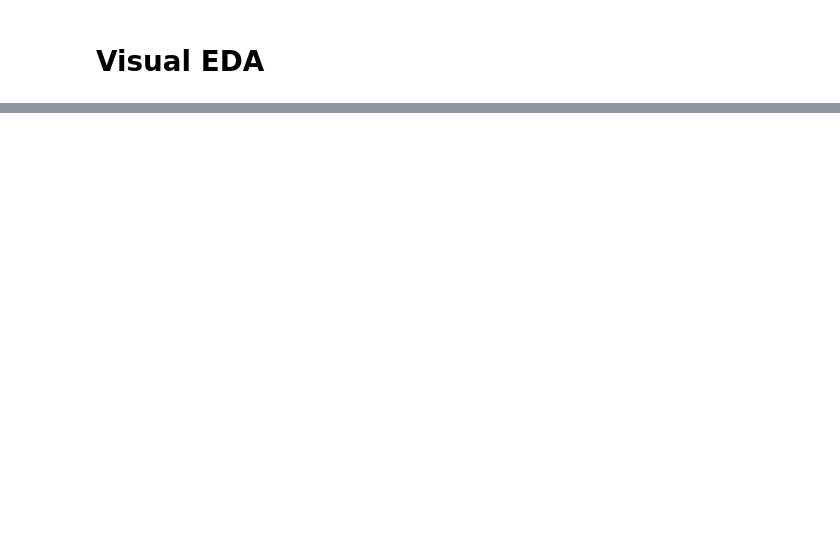
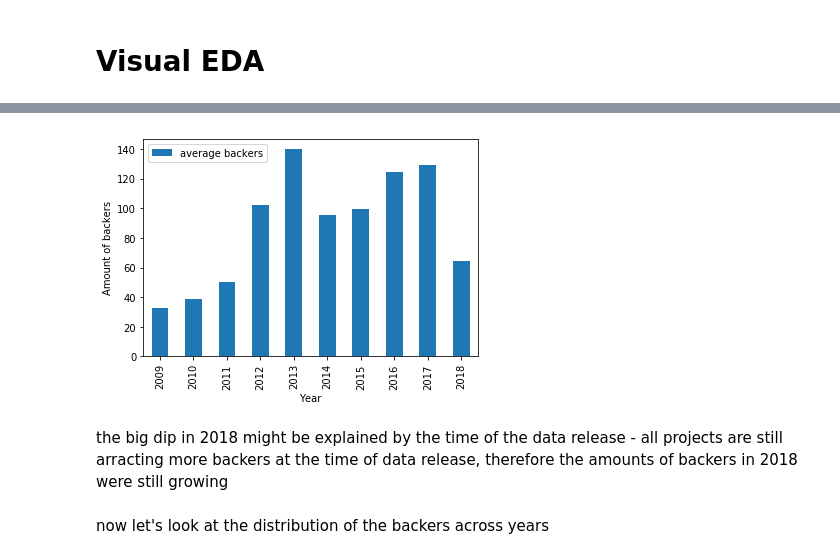
Before and after one commit to holiday007/-Springboard-Holiday_Projects, a Jupyter notebook: Springboard Project/Spring Board Capstone Project - 2. Composition EDA on 2018 Data.ipynb, the cells around one changed output, grey strips where cells are left out. Drawn from its saved outputs; the diff is of its cells as text; code cells hidden in the pictures; blank space fills up the shorter version.

```diff
--- a/Springboard Project/Spring Board Capstone Project - 2. Composition EDA on 2018 Data.ipynb
+++ b/Springboard Project/Spring Board Capstone Project - 2. Composition EDA on 2018 Data.ipynb
@@ -219,0 +331,5 @@ None
+# %%
+# data frame for backers across years, 'deadline_year' will be applied since that is when we get the final count of backers
+backers_years = df[['deadline_year', 'backers']].groupby('deadline_year').mean()
+backers_years.columns = ['avg backers']
+backers_years
@@ -219,0 +349,13 @@ None
+# %%
+# visualize in bar plot
+backers_years.plot(kind='bar')
+plt.xlabel('Year')
+plt.ylabel('Amount of backers')
+plt.legend(['average backers'], loc='upper left')
+plt.show()
+# %% [output]
+[figure, added]
+# %% [markdown]
+the big dip in 2018 might be explained by the time of the data release - all projects are still arracting more backers at the time of data release, therefore the amounts of backers in 2018 were still growing
+# %% [markdown]
+now let's look at the distribution of the backers across years
```
Also changed, not shown: parts of 48 cells of this notebook.
